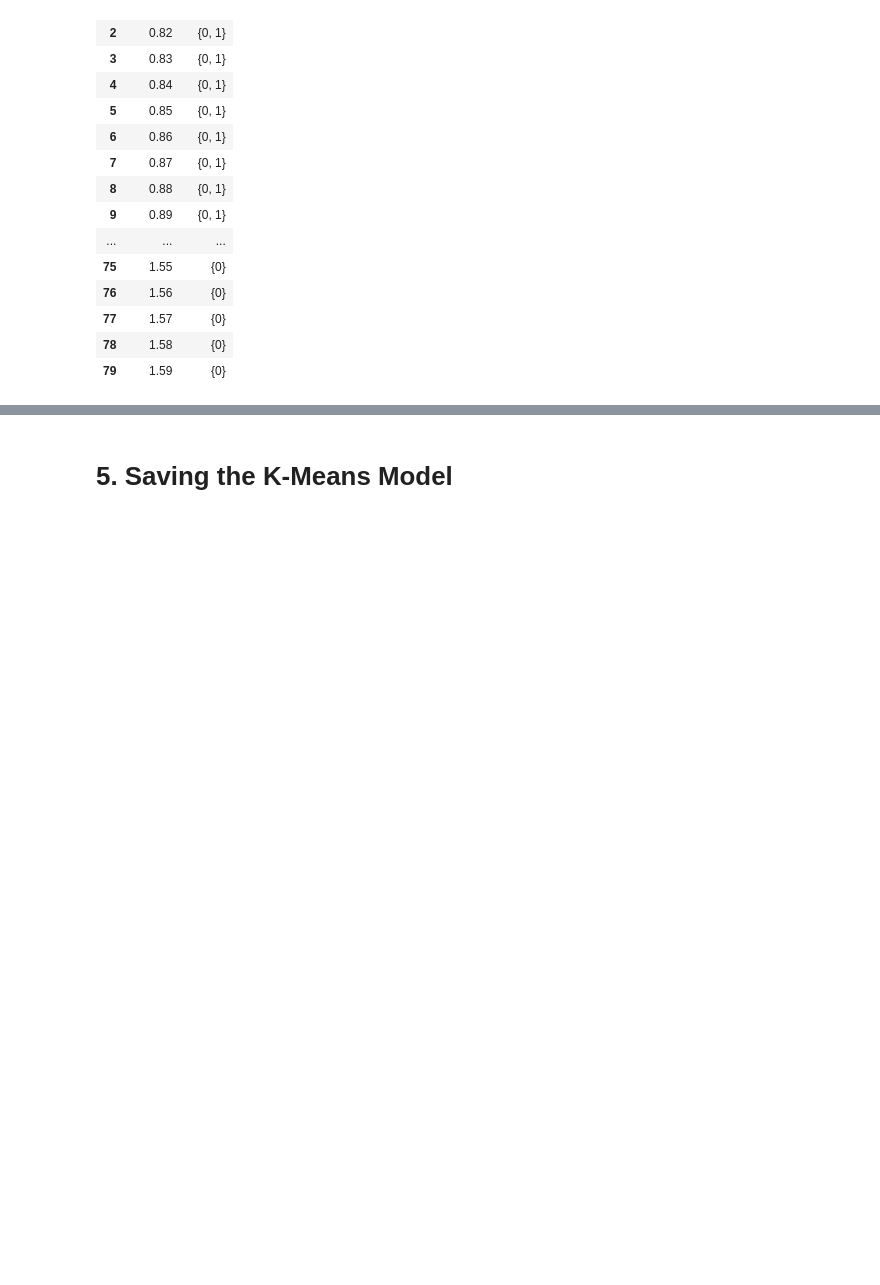
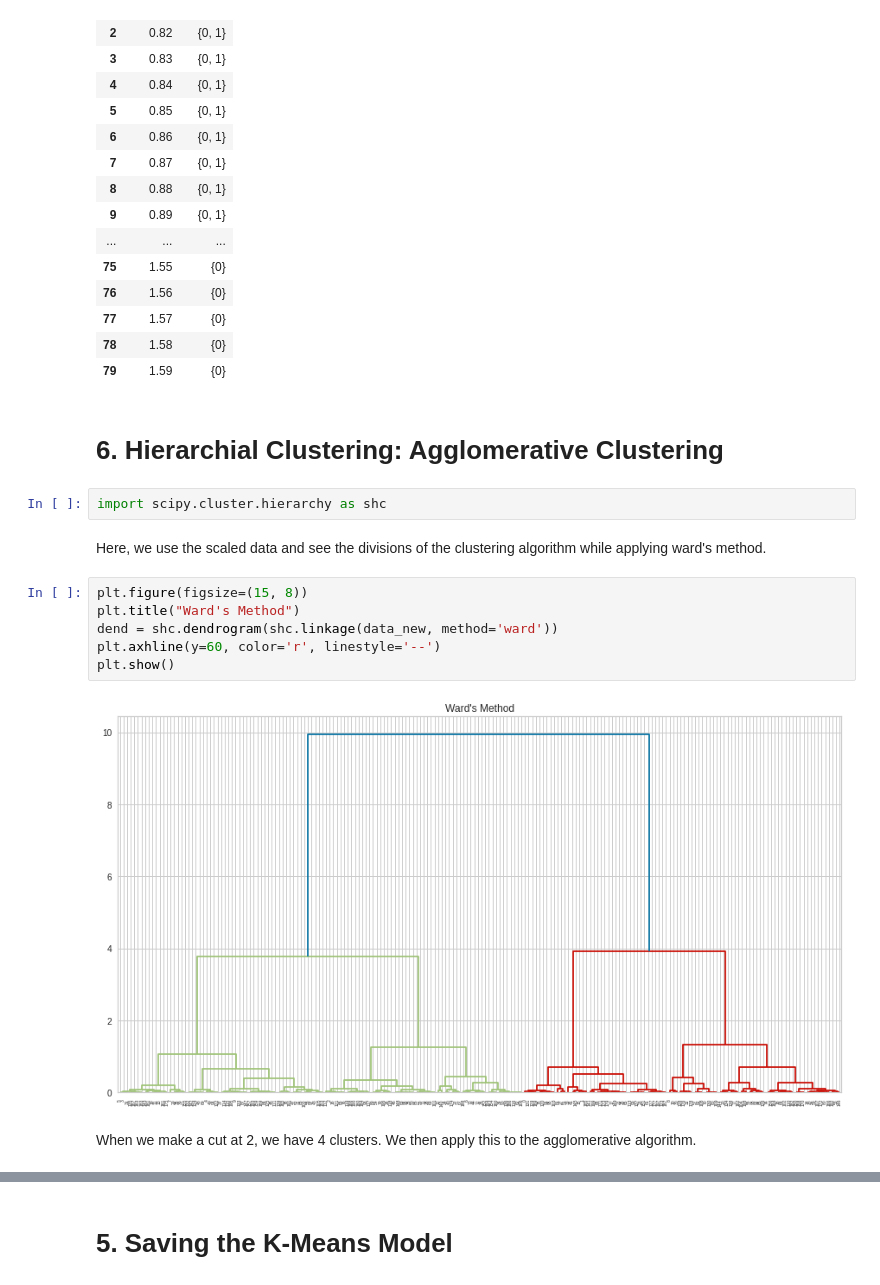
Before and after one commit to Success-Vera/business_use_case-customer_segmentation, a Jupyter notebook: customer_segmentation.ipynb, the cells around one changed output, grey strips where cells are left out. Drawn from its saved outputs; the diff is of its cells as text; blank space fills up the shorter version.

```diff
--- a/customer_segmentation.ipynb
+++ b/customer_segmentation.ipynb
@@ -344,3 +346,19 @@ table_pred
 | 77 | 1.57 | {0} |
 | 78 | 1.58 | {0} |
 | 79 | 1.59 | {0} |
+# %% [markdown]
+# 6. Hierarchial Clustering: Agglomerative Clustering
+# %%
+import scipy.cluster.hierarchy as shc
+# %% [markdown]
+Here, we use the scaled data and see the divisions of the clustering algorithm while applying ward's method.
+# %%
+plt.figure(figsize=(15, 8))
+plt.title("Ward's Method")
+dend = shc.dendrogram(shc.linkage(data_new, method='ward'))
+plt.axhline(y=60, color='r', linestyle='--')
+plt.show()
+# %% [output]
+[figure, added]
+# %% [markdown]
+When we make a cut at 2, we have 4 clusters. We then apply this to the agglomerative algorithm.
```
Also changed, not shown: parts of 16 cells of this notebook, 2 other files.
